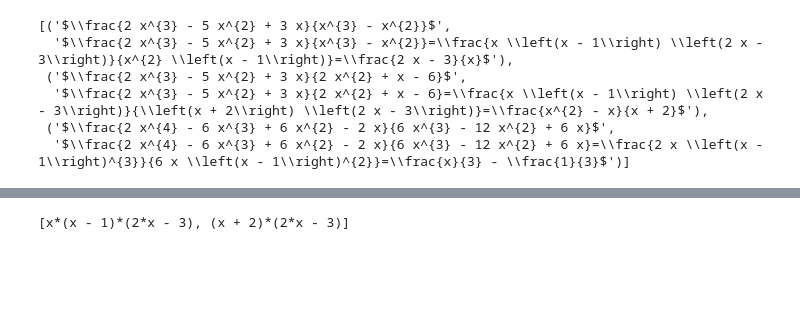
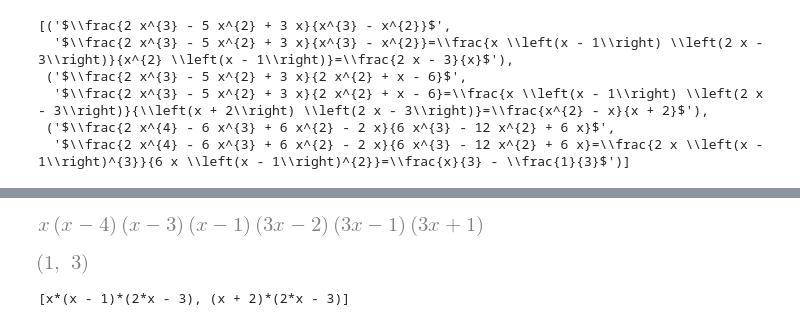
Before and after one commit to crdguez/mat4ac, a Jupyter notebook: notebooks/13-algebra.ipynb, the cells around one changed output, grey strips where cells are left out. Saved outputs shown, nothing was run; the diff lists cells and outputs as text; code cells hidden in the pictures; blank space fills up the shorter version.

```diff
--- a/notebooks/13-algebra.ipynb
+++ b/notebooks/13-algebra.ipynb
@@ -156,3 +158,19 @@ NameError: name 'as_numer_denom' is not defined
+# %%
+def raices_a_polinomio(raices) :
+    # De una lista de raices obtenemos el polinomio de coeficientes enteros
+    pol=1
+    for i in raices :
+        pol *= (x-nsimplify(i))
+    expand(np.prod([nsimplify(r).as_numer_denom()[1] for r in raices])*pol), factor(np.prod([nsimplify(r).as_numer_denom()[1] for r in raices])*pol)
+    return(expand(factor(np.prod([nsimplify(r).as_numer_denom()[1] for r in raices])*pol)))
+# %%
+factor(raices_a_polinomio([-1/3,1/3,1,3,4,2/3,0]))
+# %% [output]
+[figure, added]
+# %%
+nsimplify(1/3).as_numer_denom()
+# %% [output]
+[figure, added]
 # %%
 ejercicios=[r'\frac{2x^3-5x^2+3x}{2x^2+x-6}']
 
```
Also changed, not shown: parts of 2 cells of this notebook, 1 other file.
